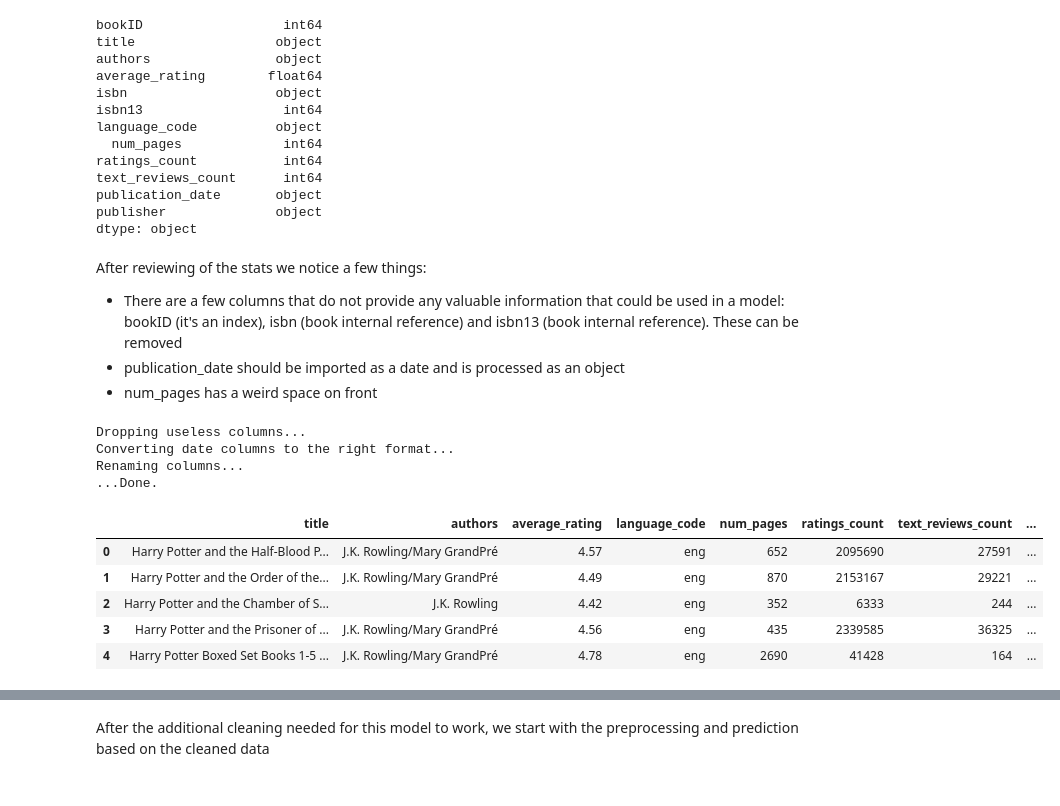
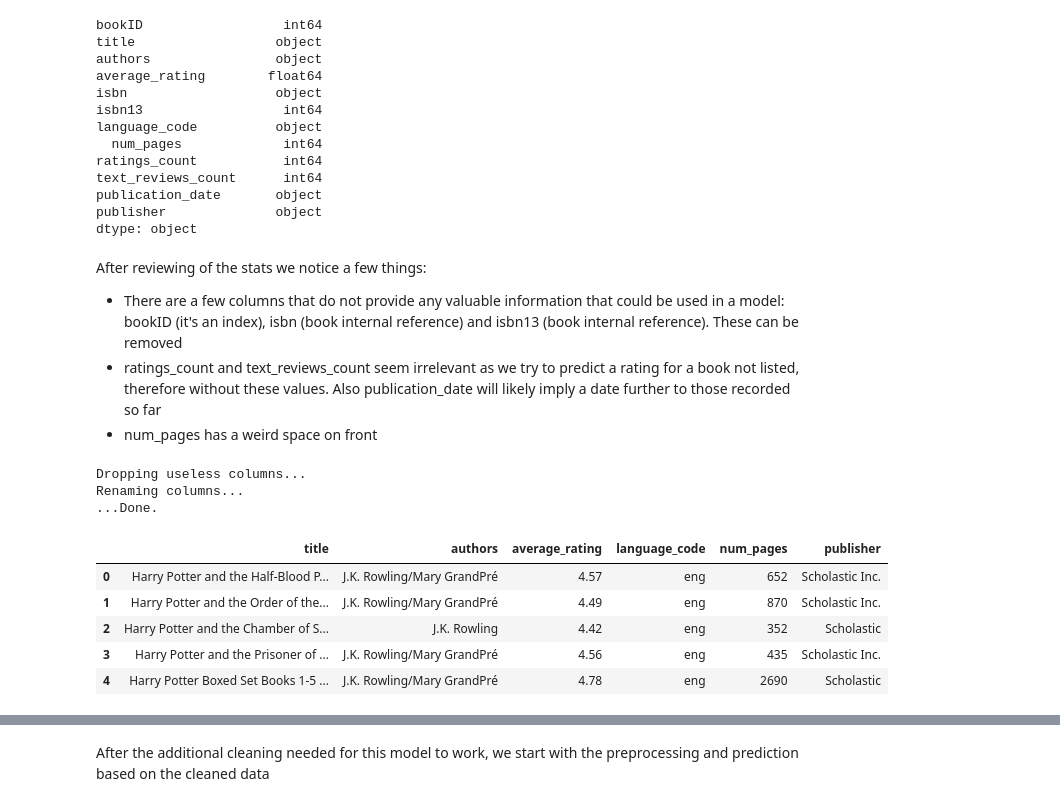
Before and after one commit to SouheilMaatoug/Goodreads-books-rating, a Jupyter notebook: decision_tree_rrd/ds_workfile_rrd.ipynb, the cells around one changed output, grey strips where cells are left out. Cells and saved outputs as stored; diff of their text form; code cells hidden in the pictures.

```diff
--- a/decision_tree_rrd/ds_workfile_rrd.ipynb
+++ b/decision_tree_rrd/ds_workfile_rrd.ipynb
@@ -131,33 +131,28 @@ dtype: object
 # %% [markdown]
 After reviewing of the stats we notice a few things:
 - There are a few columns that do not provide any valuable information that could be used in a model: bookID (it's an index), isbn (book internal reference) and isbn13 (book internal reference). These can be removed
-- publication_date should be imported as a date and is processed as an object
+- ratings_count and text_reviews_count seem irrelevant as we try to predict a rating for a book not listed, therefore without these values. Also publication_date will likely imply a date further to those recorded so far
 - num_pages has a weird space on front
 # %%
 # Drop useless columns
-useless_cols = ['bookID', 'isbn', 'isbn13']
+useless_cols = ['bookID', 'isbn', 'isbn13', 'ratings_count','text_reviews_count', 'publication_date']
 
 print("Dropping useless columns...")
 dataset = dataset.drop(useless_cols, axis=1) # axis = 1 indicates that we are dropping along the column axis
-
-print("Converting date columns to the right format...")
-dataset['publication_date']= pd.to_datetime(dataset['publication_date'], errors='coerce', format='%m/%d/%Y')
-dataset.dtypes
 
 print("Renaming columns...")
 dataset.rename(columns={'  num_pages': 'num_pages'}, inplace=True)
 
 print("...Done.")
 display(dataset.head())
 display(dataset.dtypes)
 # %% [output]
 Dropping useless columns...
-Converting date columns to the right format...
 Renaming columns...
 ...Done.
-|  | title | authors | average_rating | language_code | num_pages | ratings_count | text_reviews_count | ... |
-| 0 | Harry Potter and the Half-Blood P... | J.K. Rowling/Mary GrandPré | 4.57 | eng | 652 | 2095690 | 27591 | ... |
-| 1 | Harry Potter and the Order of the... | J.K. Rowling/Mary GrandPré | 4.49 | eng | 870 | 2153167 | 29221 | ... |
-| 2 | Harry Potter and the Chamber of S... | J.K. Rowling | 4.42 | eng | 352 | 6333 | 244 | ... |
-| 3 | Harry Potter and the Prisoner of ... | J.K. Rowling/Mary GrandPré | 4.56 | eng | 435 | 2339585 | 36325 | ... |
-| 4 | Harry Potter Boxed Set Books 1-5 ... | J.K. Rowling/Mary GrandPré | 4.78 | eng | 2690 | 41428 | 164 | ... |
+|  | title | authors | average_rating | language_code | num_pages | publisher |
+| 0 | Harry Potter and the Half-Blood P... | J.K. Rowling/Mary GrandPré | 4.57 | eng | 652 | Scholastic Inc. |
+| 1 | Harry Potter and the Order of the... | J.K. Rowling/Mary GrandPré | 4.49 | eng | 870 | Scholastic Inc. |
+| 2 | Harry Potter and the Chamber of S... | J.K. Rowling | 4.42 | eng | 352 | Scholastic |
+| 3 | Harry Potter and the Prisoner of ... | J.K. Rowling/Mary GrandPré | 4.56 | eng | 435 | Scholastic Inc. |
+| 4 | Harry Potter Boxed Set Books 1-5 ... | J.K. Rowling/Mary GrandPré | 4.78 | eng | 2690 | Scholastic |
```
Also changed, not shown: parts of 13 cells of this notebook.
